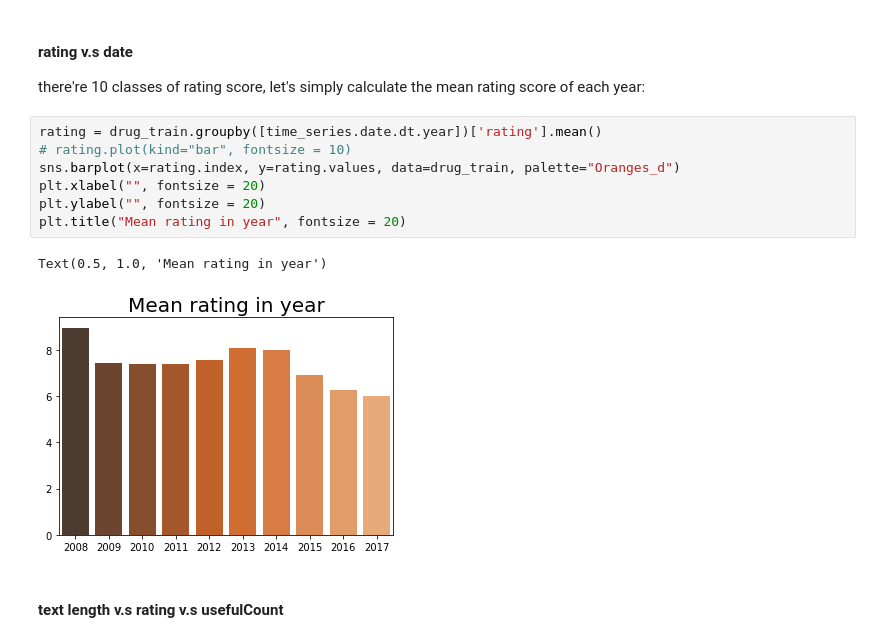
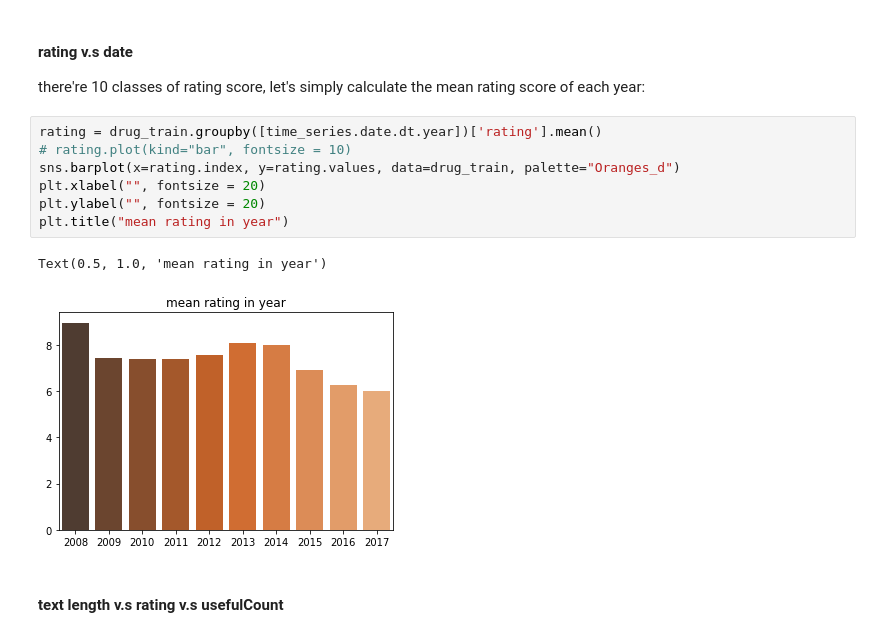
Before and after one commit to jwang0306/fundamentals-data-analytics, a Jupyter notebook: HW4/Drug_Review.ipynb, the cells around one changed output. Saved outputs shown, nothing was run; the diff lists cells and outputs as text.

```diff
--- a/HW4/Drug_Review.ipynb
+++ b/HW4/Drug_Review.ipynb
@@ -215,13 +213,13 @@ there're 10 classes of rating score, let's simply calculate the mean rating scor
 # %%
 rating = drug_train.groupby([time_series.date.dt.year])['rating'].mean()
 # rating.plot(kind="bar", fontsize = 10)
 sns.barplot(x=rating.index, y=rating.values, data=drug_train, palette="Oranges_d")
 plt.xlabel("", fontsize = 20)
 plt.ylabel("", fontsize = 20)
-plt.title("Mean rating in year", fontsize = 20)
+plt.title("mean rating in year")
 # %% [output]
-Text(0.5, 1.0, 'Mean rating in year')
+Text(0.5, 1.0, 'mean rating in year')
-[figure, old version]
+[figure, new version]
 # %% [markdown]
 #### text length v.s rating v.s usefulCount
 # %%
```
Also changed, not shown: parts of 17 cells of this notebook.
